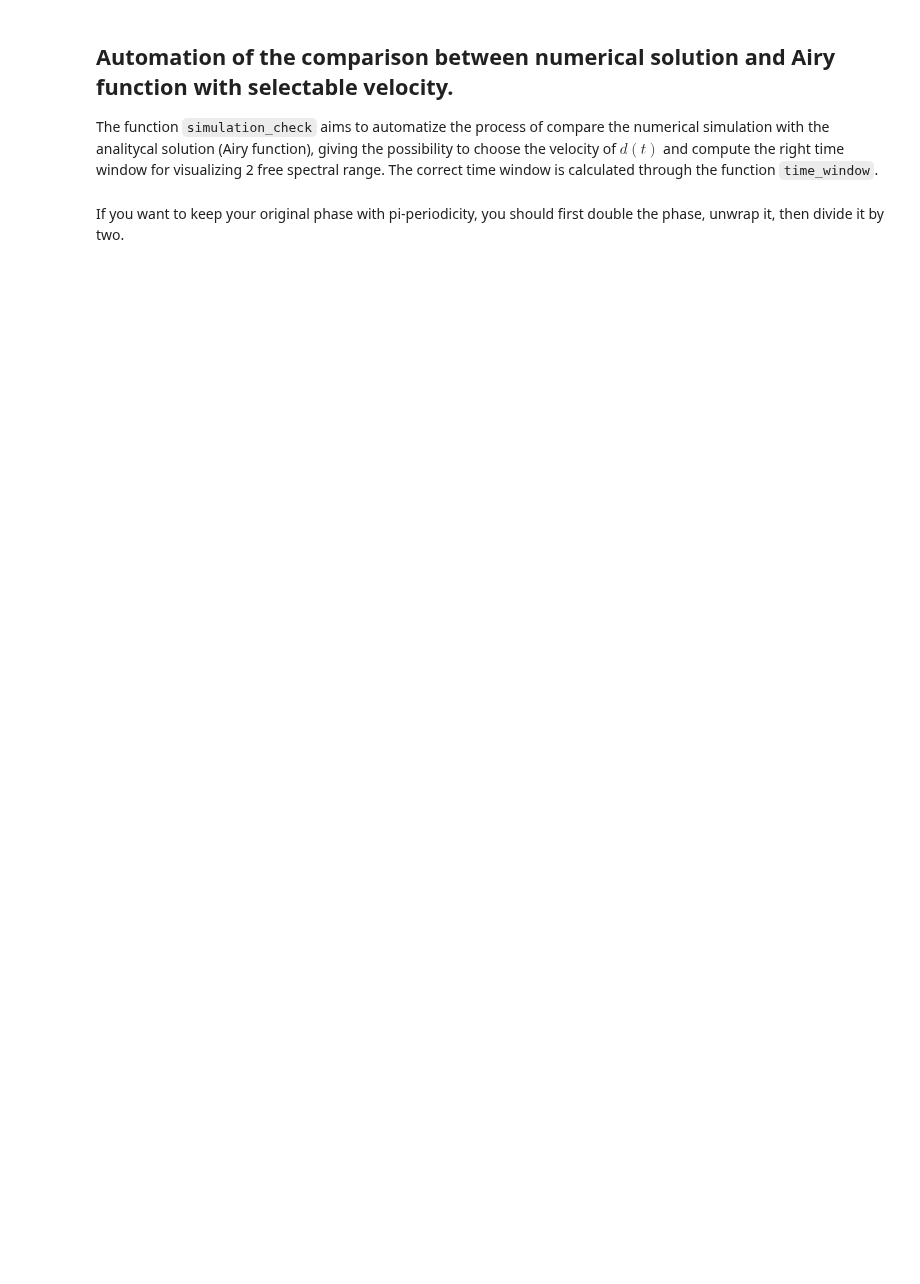
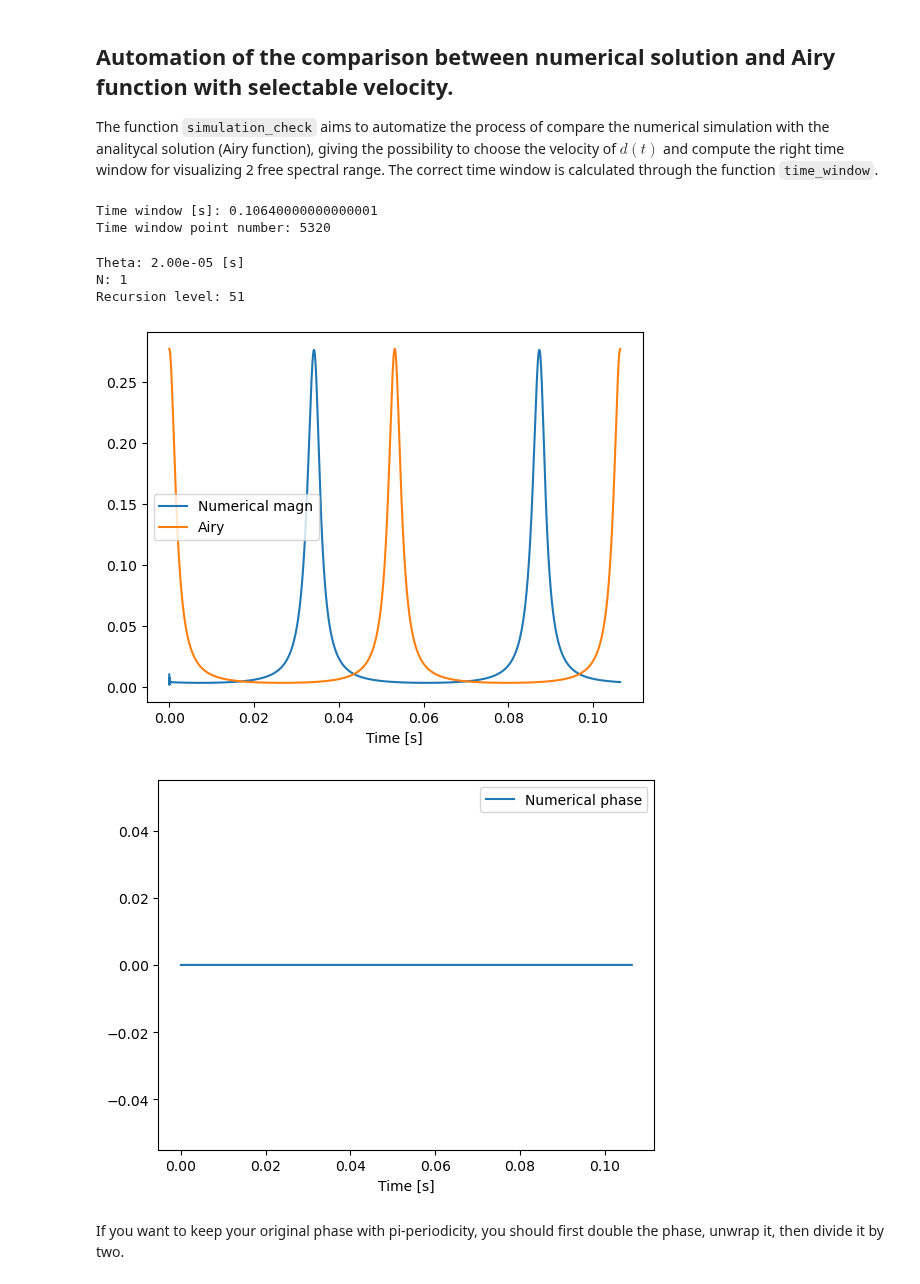
Before and after one commit to matib12/oreonspy, a Jupyter notebook: nb/FP cavity dynamics.ipynb, the cells around one changed output. Drawn from its saved outputs; the diff is of its cells as text; code cells hidden in the pictures; blank space fills up the shorter version.

Commit message:
Working previous code cavity tests. Fixed Airy normalization and modified cavity class.

```diff
--- a/nb/FP cavity dynamics.ipynb
+++ b/nb/FP cavity dynamics.ipynb
@@ -327,3 +395,6 @@ def E_i(cavity, N=0):
 # %%
-E_i(ARM, N_max)
+d_zeta = v*2.*ARM.T
+
+ARM.simulation(k, 100.e3)
+ARM.sim_step(d_zeta)
 # %% [output]
@@ -331,16 +402,11 @@ E_i(ARM, N_max)
 # %%
-def time_window(v, cavity, FSR=2.):
-    t_stop = FSR * lambd/(2.*v)
+def time_window(v, cavity, number_of_FSR=2.):
+    t_stop = number_of_FSR * lambd/(2.*v)
     print("Time window [s]: {0}".format(t_stop))
-    number_of_points = int(np.ceil(t_stop/Theta))
+    number_of_points = int(np.ceil(t_stop/cavity.Theta))
     print("Time window point number: {0}".format(number_of_points))
     return number_of_points, np.linspace(0., t_stop, number_of_points)
 
 #number_of_points, tdata = time_window(v, ARM)
 # %% [markdown]
 ## Definition of useful arrays
-# %%
-points, tdata = time_window(v, ARM, FSR=2)
-ein = np.zeros(points, dtype=np.complex128)
-res = np.zeros(points, dtype=np.complex128)
-Adata = np.zeros(points)
@@ -409,3 +447,32 @@ def simulation_check(v, type_d):
+# %%
+tdata, ein, res, Adata = simulation_check(TEst, v, 2, f_calc=50e3)
+# %% [output]
+Time window [s]: 0.10640000000000001
+Time window point number: 5320
+# %%
+TEst.print_sim_params()
+# %% [output]
+Theta: 2.00e-05 [s]
+N: 1
+Recursion level: 51
+# %%
+plt.figure()
+plt.plot(tdata, np.abs(res)**2, label="Numerical magn")
+plt.plot(tdata, Adata, label="Airy")
+#plt.xlim(-0.01,0.07)
+plt.xlabel("Time [s]")
+plt.legend()
+
+plt.figure()
+plt.plot(tdata, np.angle(res,deg=True), label="Numerical phase")
+#plt.plot(tdata, np.angle(res, deg=True), label="Numerical phase")
+plt.xlabel("Time [s]")
+plt.legend()
+
+plt.show()
+# %% [output]
+[figure, added]
+[figure, added]
 # %% [markdown]
 If you want to keep your original phase with pi-periodicity, you should first double the phase, unwrap it, then divide it by two.
 # %%
```
Also changed, not shown: parts of 37 cells of this notebook.
